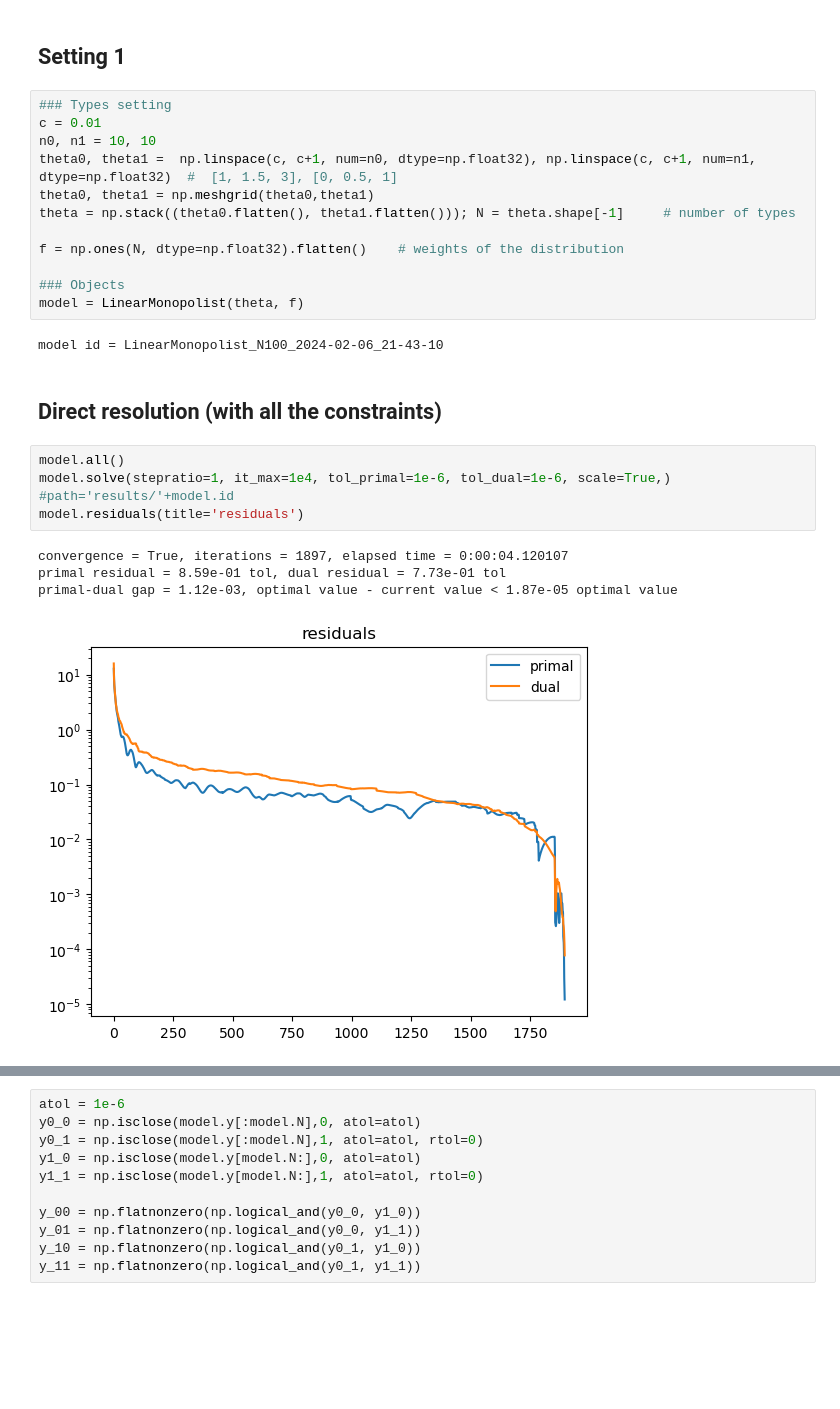
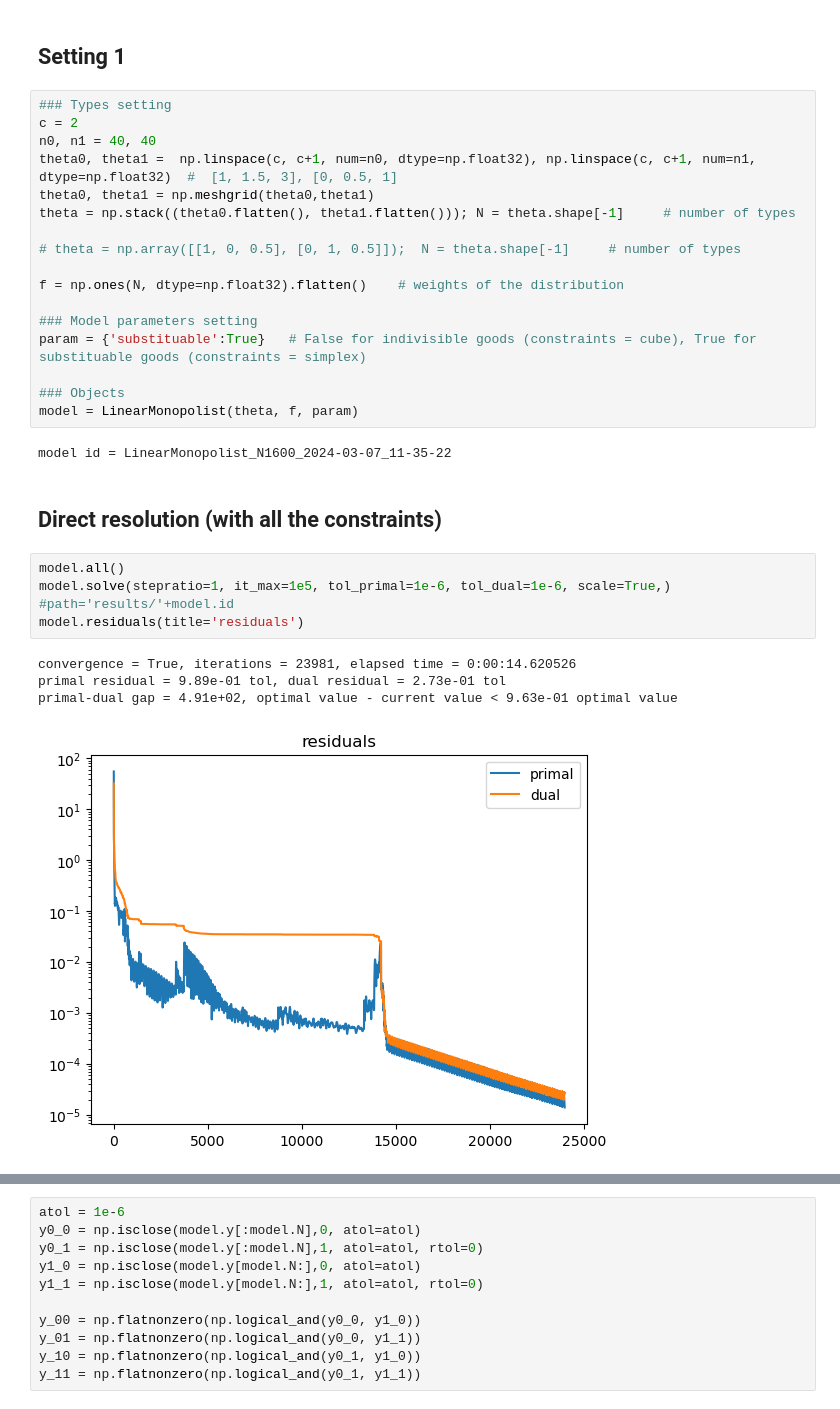
Before and after one commit to x-dupuis/screening-algo, a Jupyter notebook: examples/linear_monopolist.ipynb, the cells around one changed output, grey strips where cells are left out. Cells and saved outputs as stored; diff of their text form; blank space fills up the shorter version.

Commit message:
add substituable goods in LinearMonopolist
indivisible goods: constraints = cube
substituable goods:
constraints = simplex

```diff
--- a/examples/linear_monopolist.ipynb
+++ b/examples/linear_monopolist.ipynb
@@ -14,26 +14,31 @@ from modules import LinearMonopolist
 ## Setting 1
 # %%
 ### Types setting
-c = 0.01
-n0, n1 = 10, 10
+c = 2
+n0, n1 = 40, 40
 theta0, theta1 =  np.linspace(c, c+1, num=n0, dtype=np.float32), np.linspace(c, c+1, num=n1, dtype=np.float32)  #  [1, 1.5, 3], [0, 0.5, 1]
 theta0, theta1 = np.meshgrid(theta0,theta1)
 theta = np.stack((theta0.flatten(), theta1.flatten())); N = theta.shape[-1]     # number of types
 
+# theta = np.array([[1, 0, 0.5], [0, 1, 0.5]]);  N = theta.shape[-1]     # number of types
+
 f = np.ones(N, dtype=np.float32).flatten()    # weights of the distribution
 
+### Model parameters setting
+param = {'substituable':True}   # False for indivisible goods (constraints = cube), True for substituable goods (constraints = simplex)
+
 ### Objects
-model = LinearMonopolist(theta, f)
+model = LinearMonopolist(theta, f, param)
 # %% [output]
-model id = LinearMonopolist_N100_2024-02-06_21-43-10
+model id = LinearMonopolist_N1600_2024-03-07_11-35-22
 # %% [markdown]
 ## Direct resolution (with all the constraints)
 # %%
 model.all()
-model.solve(stepratio=1, it_max=1e4, tol_primal=1e-6, tol_dual=1e-6, scale=True,) #path='results/'+model.id
+model.solve(stepratio=1, it_max=1e5, tol_primal=1e-6, tol_dual=1e-6, scale=True,) #path='results/'+model.id
 model.residuals(title='residuals')
 # %% [output]
-convergence = True, iterations = 1897, elapsed time = 0:00:04.120107
-primal residual = 8.59e-01 tol, dual residual = 7.73e-01 tol
-primal-dual gap = 1.12e-03, optimal value - current value < 1.87e-05 optimal value
+convergence = True, iterations = 23981, elapsed time = 0:00:14.620526
+primal residual = 9.89e-01 tol, dual residual = 2.73e-01 tol
+primal-dual gap = 4.91e+02, optimal value - current value < 9.63e-01 optimal value
-[figure, old version]
+[figure, new version]
```
Also changed, not shown: parts of 6 cells of this notebook, 1 other file.
